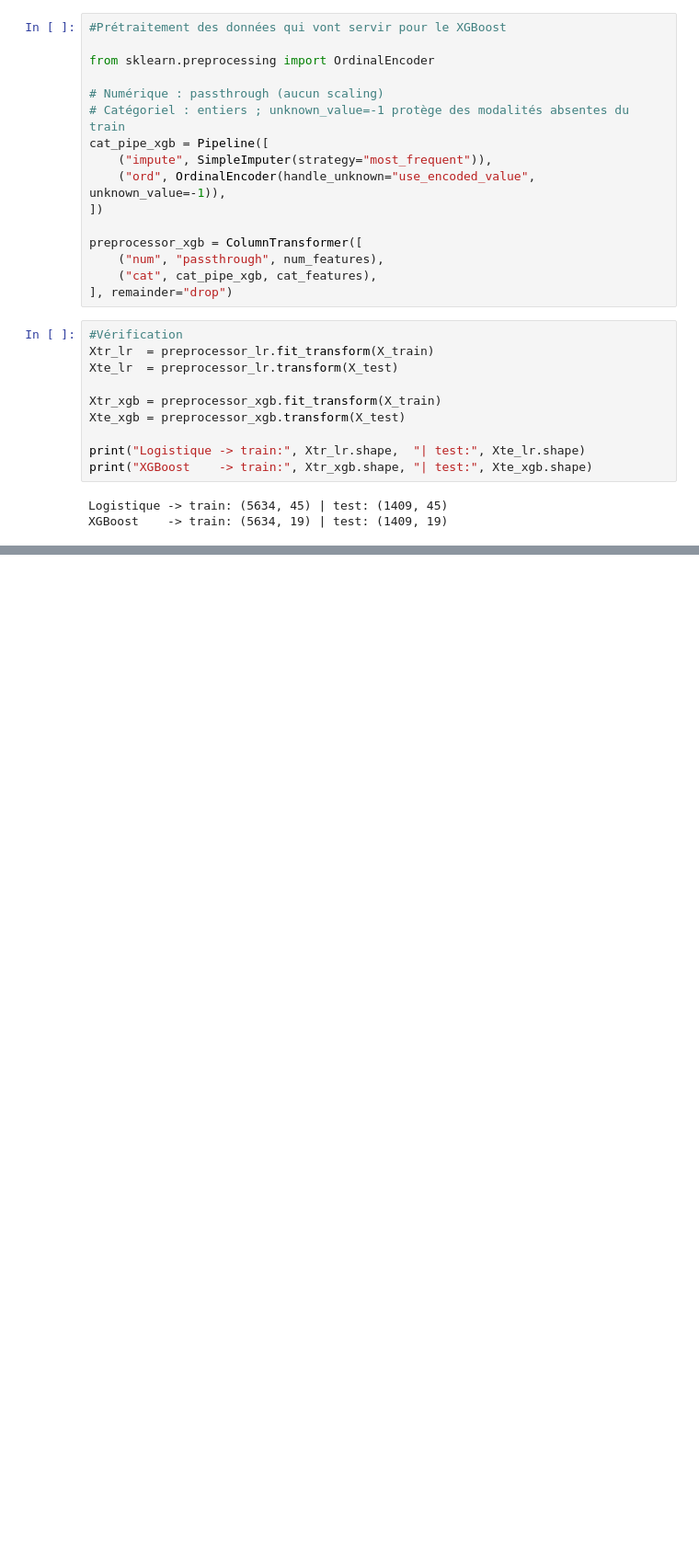
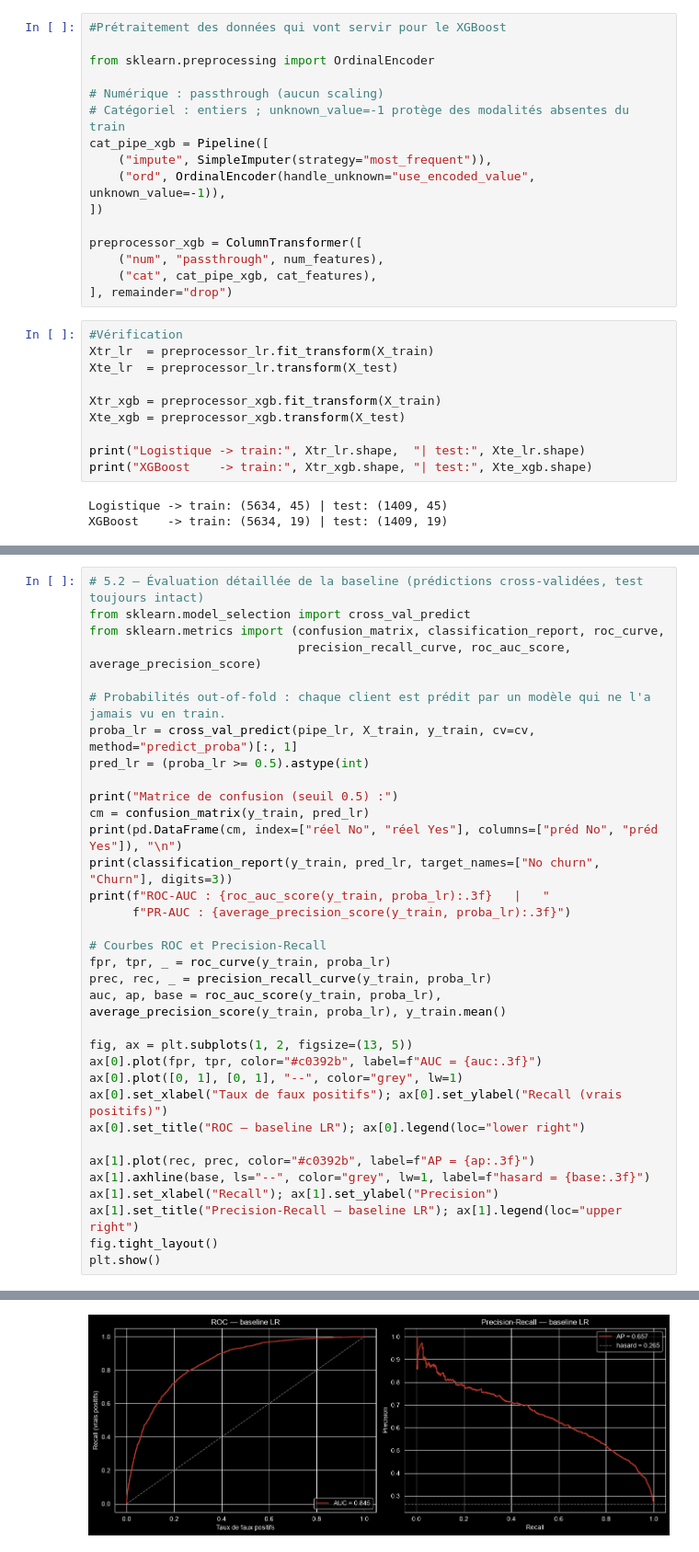
Before and after one commit to Harold-mk/churn-prediction, a Jupyter notebook: sample.ipynb, the cells around one changed output, grey strips where cells are left out. Shown at 92% size. Drawn from its saved outputs; the diff is of its cells as text; blank space fills up the shorter version.

Commit message:
Elaboration de la baseline et du premier challenger ( XGboost déséquilibré et évaluation des performances

```diff
--- a/sample.ipynb
+++ b/sample.ipynb
@@ -322,0 +373,35 @@ XGBoost    -> train: (5634, 19) | test: (1409, 19)
+# %%
+# 5.2 — Évaluation détaillée de la baseline (prédictions cross-validées, test toujours intact)
+from sklearn.model_selection import cross_val_predict
+from sklearn.metrics import (confusion_matrix, classification_report, roc_curve,
+                             precision_recall_curve, roc_auc_score, average_precision_score)
+
+# Probabilités out-of-fold : chaque client est prédit par un modèle qui ne l'a jamais vu en train.
+proba_lr = cross_val_predict(pipe_lr, X_train, y_train, cv=cv, method="predict_proba")[:, 1]
+pred_lr = (proba_lr >= 0.5).astype(int)
+
+print("Matrice de confusion (seuil 0.5) :")
+cm = confusion_matrix(y_train, pred_lr)
+print(pd.DataFrame(cm, index=["réel No", "réel Yes"], columns=["préd No", "préd Yes"]), "\n")
+print(classification_report(y_train, pred_lr, target_names=["No churn", "Churn"], digits=3))
+print(f"ROC-AUC : {roc_auc_score(y_train, proba_lr):.3f}   |   "
+      f"PR-AUC : {average_precision_score(y_train, proba_lr):.3f}")
+
+# Courbes ROC et Precision-Recall
+fpr, tpr, _ = roc_curve(y_train, proba_lr)
+prec, rec, _ = precision_recall_curve(y_train, proba_lr)
+auc, ap, base = roc_auc_score(y_train, proba_lr), average_precision_score(y_train, proba_lr), y_train.mean()
+
+fig, ax = plt.subplots(1, 2, figsize=(13, 5))
+ax[0].plot(fpr, tpr, color="#c0392b", label=f"AUC = {auc:.3f}")
+ax[0].plot([0, 1], [0, 1], "--", color="grey", lw=1)
+ax[0].set_xlabel("Taux de faux positifs"); ax[0].set_ylabel("Recall (vrais positifs)")
+ax[0].set_title("ROC — baseline LR"); ax[0].legend(loc="lower right")
+
+ax[1].plot(rec, prec, color="#c0392b", label=f"AP = {ap:.3f}")
+ax[1].axhline(base, ls="--", color="grey", lw=1, label=f"hasard = {base:.3f}")
+ax[1].set_xlabel("Recall"); ax[1].set_ylabel("Precision")
+ax[1].set_title("Precision-Recall — baseline LR"); ax[1].legend(loc="upper right")
+fig.tight_layout()
+plt.show()
+# %% [output]
@@ -322,0 +423 @@ XGBoost    -> train: (5634, 19) | test: (1409, 19)
+[figure, added]
```
Also changed, not shown: parts of 8 cells of this notebook, 1 other file.
